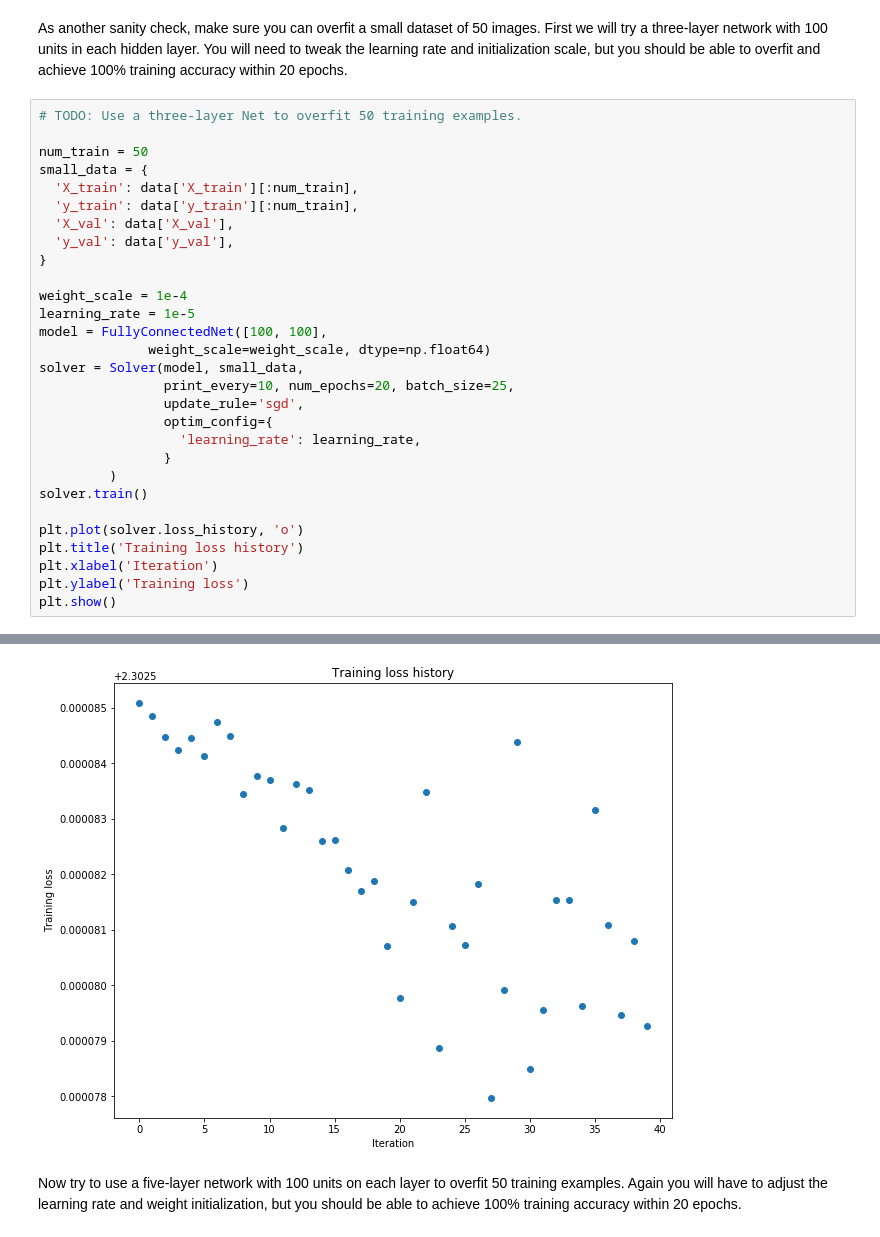
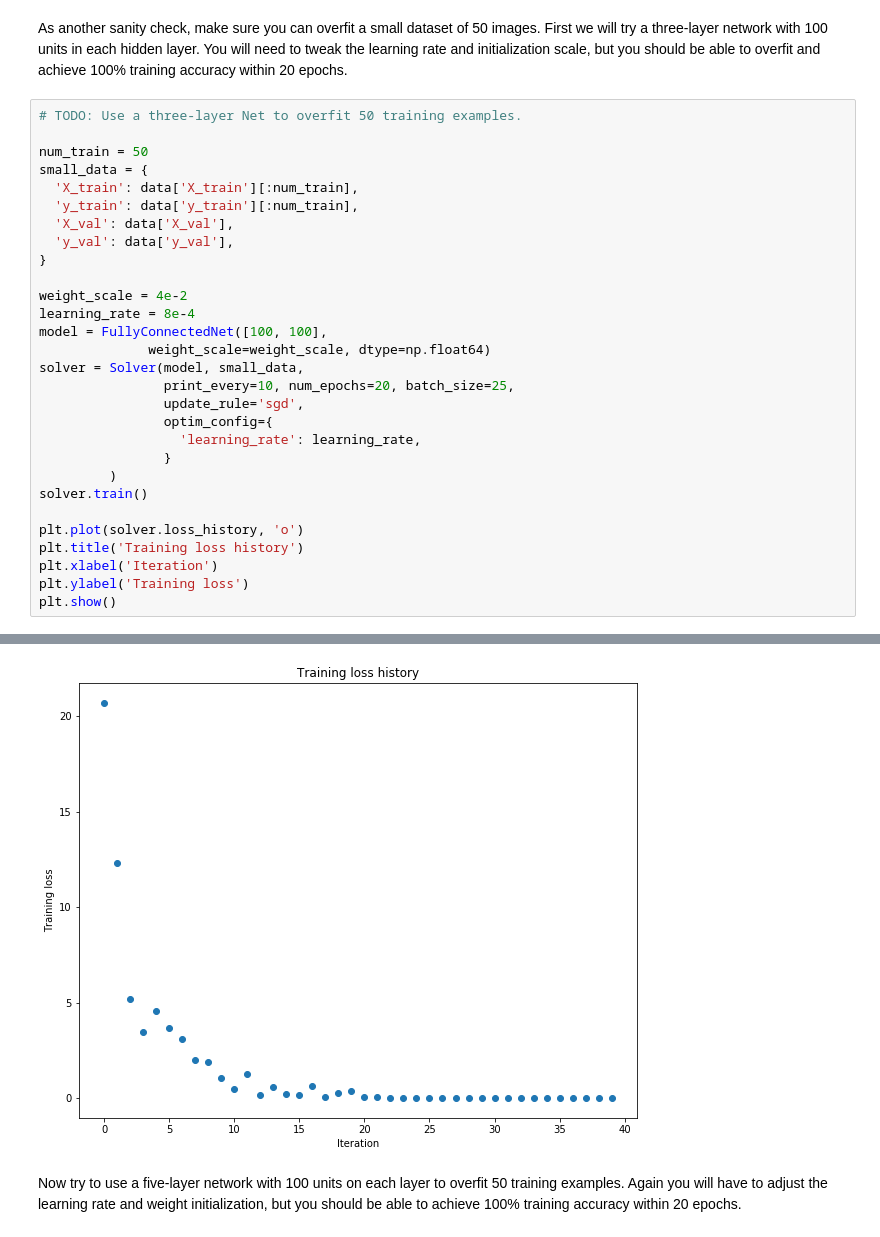
Before and after one commit to aminghafari/Cs231n_DeepLearning_assignment_2, a Jupyter notebook: FullyConnectedNets.ipynb, the cells around one changed output, grey strips where cells are left out. Cells and saved outputs as stored; diff of their text form.

```diff
--- a/FullyConnectedNets.ipynb
+++ b/FullyConnectedNets.ipynb
@@ -429,8 +429,8 @@ small_data = {
   'y_val': data['y_val'],
 }
 
-weight_scale = 1e-4
-learning_rate = 1e-5
+weight_scale = 4e-2
+learning_rate = 8e-4
 model = FullyConnectedNet([100, 100],
               weight_scale=weight_scale, dtype=np.float64)
 solver = Solver(model, small_data,
@@ -468,4 +468,4 @@ plt.show()
-[figure, old version]
+[figure, new version]
 # %% [markdown]
 Now try to use a five-layer network with 100 units on each layer to overfit 50 training examples. Again you will have to adjust the learning rate and weight initialization, but you should be able to achieve 100% training accuracy within 20 epochs.
 # %%
```
Also changed, not shown: parts of 2 cells of this notebook.
